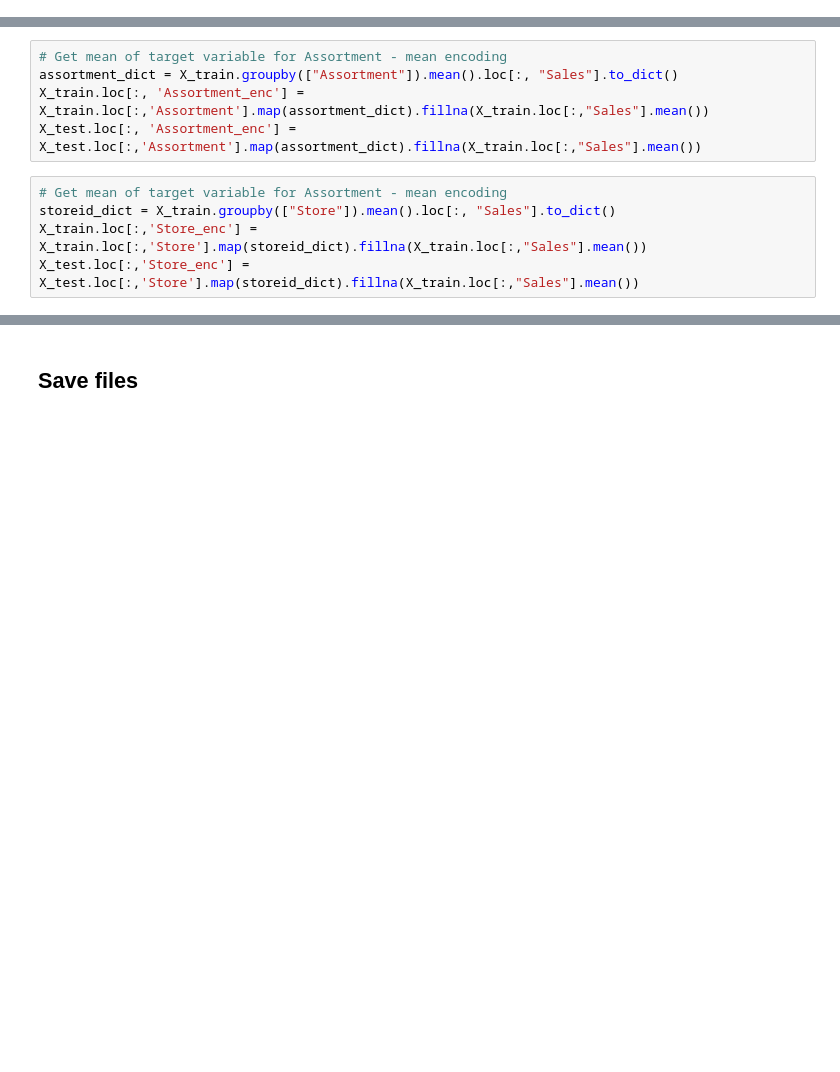
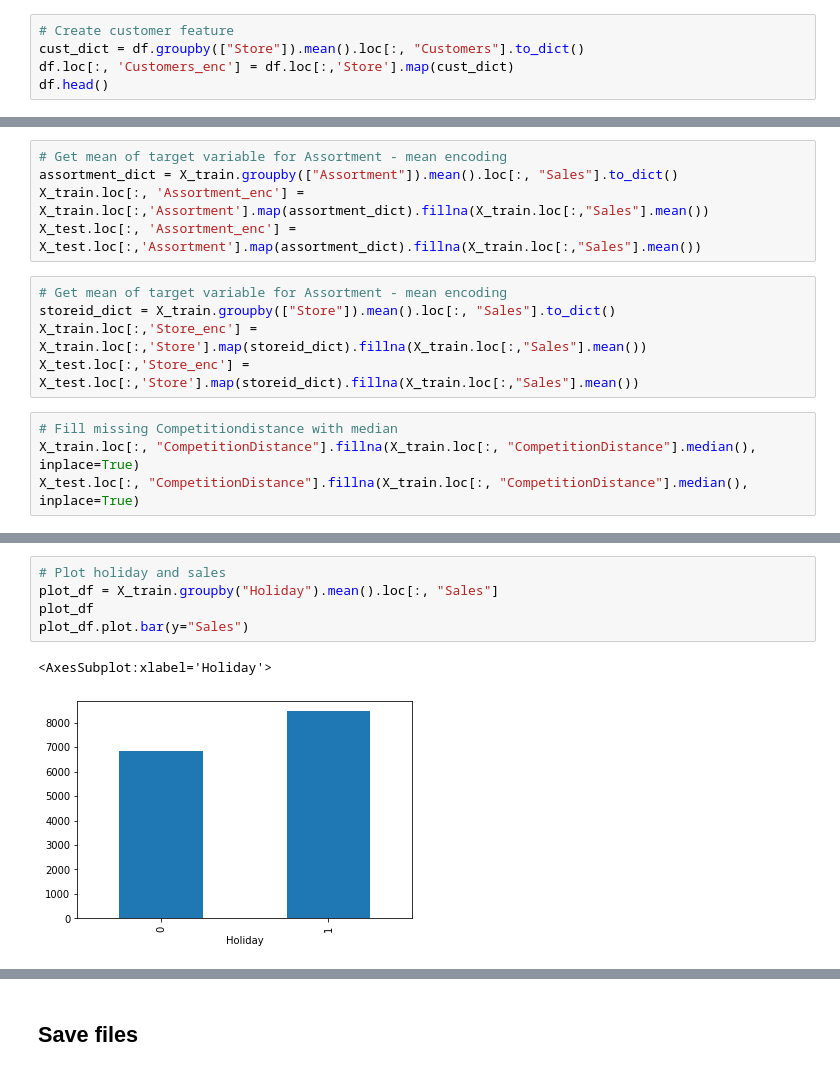
Before and after one commit to sb-olr/DSR-rossmann-competition, a Jupyter notebook: notebooks/feature_building.ipynb, the cells around one changed output, grey strips where cells are left out. Cells and saved outputs as stored; diff of their text form; blank space fills up the shorter version.

```diff
--- a/notebooks/feature_building.ipynb
+++ b/notebooks/feature_building.ipynb
@@ -91,0 +103,5 @@ df.loc[mask2, "Holiday"] = 1
+# %%
+# Create customer feature
+cust_dict = df.groupby(["Store"]).mean().loc[:, "Customers"].to_dict()
+df.loc[:, 'Customers_enc'] = df.loc[:,'Store'].map(cust_dict)
+df.head()
@@ -135,3 +159,7 @@ X_test.loc[:, 'Assortment_enc'] = X_test.loc[:,'Assortment'].map(assortment_dict
 storeid_dict = X_train.groupby(["Store"]).mean().loc[:, "Sales"].to_dict()
 X_train.loc[:,'Store_enc'] = X_train.loc[:,'Store'].map(storeid_dict).fillna(X_train.loc[:,"Sales"].mean())
 X_test.loc[:,'Store_enc'] = X_test.loc[:,'Store'].map(storeid_dict).fillna(X_train.loc[:,"Sales"].mean())
+# %%
+# Fill missing Competitiondistance with median
+X_train.loc[:, "CompetitionDistance"].fillna(X_train.loc[:, "CompetitionDistance"].median(), inplace=True)
+X_test.loc[:, "CompetitionDistance"].fillna(X_train.loc[:, "CompetitionDistance"].median(), inplace=True)
@@ -137,0 +187,8 @@ X_test.loc[:,'Store_enc'] = X_test.loc[:,'Store'].map(storeid_dict).fillna(X_tra
+# %%
+# Plot holiday and sales
+plot_df = X_train.groupby("Holiday").mean().loc[:, "Sales"]
+plot_df
+plot_df.plot.bar(y="Sales")
+# %% [output]
+<AxesSubplot:xlabel='Holiday'>
+[figure, added]
```
Also changed, not shown: parts of 15 cells of this notebook, 9 other files.
